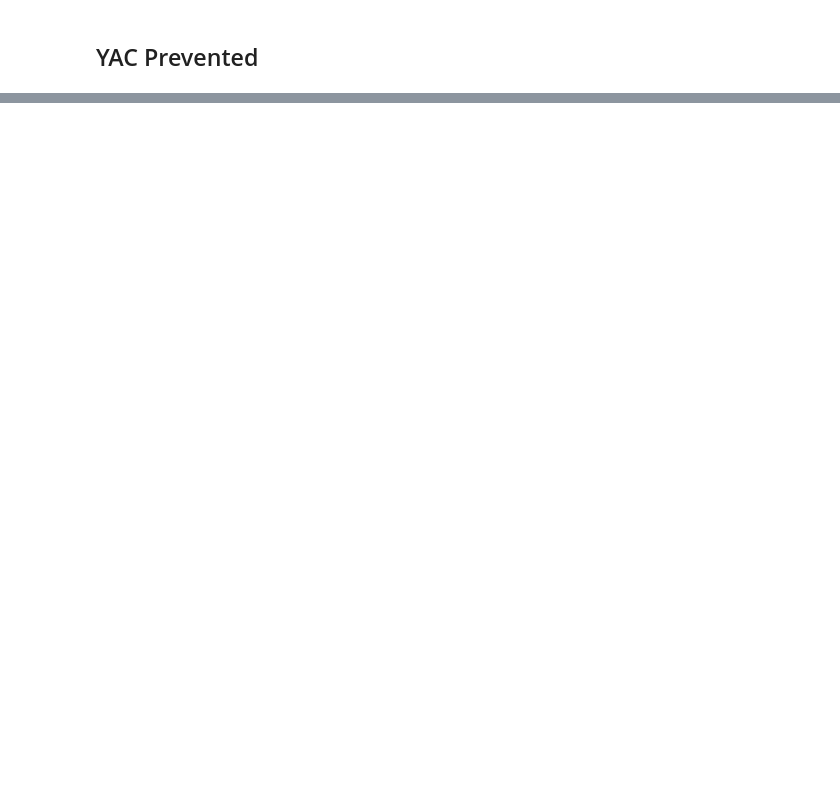
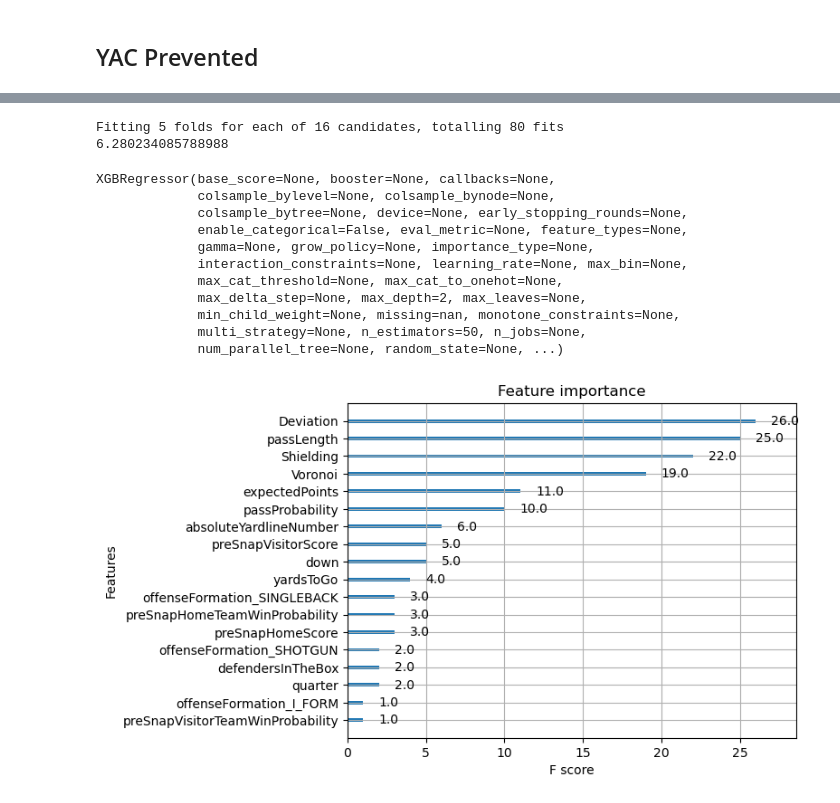
Before and after one commit to SethTheDataScientist/2024-Big-Data-Bowl, a Jupyter notebook: Code/Modeling.ipynb, the cells around one changed output, grey strips where cells are left out. Cells and saved outputs as stored; diff of their text form; code cells hidden in the pictures; blank space fills up the shorter version.

```diff
--- a/Code/Modeling.ipynb
+++ b/Code/Modeling.ipynb
@@ -817,0 +901,8 @@ PlayValues.to_csv("C:/Users/sethl/OneDrive/Important Stuff/R/R files/NFL/DataBow
+# %%
+Combo_Components = pd.read_csv("C:/Users/sethl/OneDrive/Important Stuff/R/R files/NFL/DataBowl/2024-Big-Data-Bowl/Created_DF/AllGamesComboComponents.csv")
+# %%
+Combo_Components_Play = pd.DataFrame()
+Combo_Components_Play["Deviation"] = Combo_Components.groupby(["gameId", "playId"])["Deviation"].mean()
+Combo_Components_Play["Shielding"] = Combo_Components.groupby(["gameId", "playId"])["Covering"].mean()
+Combo_Components_Play["Voronoi"] = Combo_Components.groupby(["gameId", "playId"])["adjusted_change"].mean()
+Combo_Components_Play = Combo_Components_Play.reset_index()
@@ -817,0 +935,16 @@ PlayValues.to_csv("C:/Users/sethl/OneDrive/Important Stuff/R/R files/NFL/DataBow
+# %%
+game_ids = list(YacModelDF['UniqueIndex'].unique())
+
+random.seed(42)
+
+train_index = random.sample(game_ids, int(12366 * 0.8))
+
+
+train_x = YacModelDF[YacModelDF["UniqueIndex"].apply(lambda x: x in train_index)].iloc[:, 1:23]
+
+train_y = YacModelDF[YacModelDF["UniqueIndex"].apply(lambda x: x in train_index)]["YardsAfterCatch"]
+
+
+test_x = YacModelDF[YacModelDF["UniqueIndex"].apply(lambda x: x not in train_index)].iloc[:, 1:23]
+
+test_y = YacModelDF[YacModelDF["UniqueIndex"].apply(lambda x: x not in train_index)]["YardsAfterCatch"]
@@ -817,0 +953,37 @@ PlayValues.to_csv("C:/Users/sethl/OneDrive/Important Stuff/R/R files/NFL/DataBow
+# %%
+import xgboost as xgb
+
+xgbooster = xgb.XGBRegressor()
+
+clf = GridSearchCV(xgbooster, {'max_depth': [1, 2, 4, 6],
+                            'n_estimators': [10, 25, 50, 100]}, verbose=1)
+clf.fit(train_x, train_y)
+
+
+xgbpredictions = clf.predict(test_x)
+
+rmse = np.sqrt(metrics.mean_squared_error(test_y, xgbpredictions))
+print(rmse)
+# %% [output]
+Fitting 5 folds for each of 16 candidates, totalling 80 fits
+6.280234085788988
+# %%
+from xgboost import plot_importance
+
+print(clf.best_estimator_)
+
+plot_importance(clf.best_estimator_)
+plt.show()
+# %% [output]
+XGBRegressor(base_score=None, booster=None, callbacks=None,
+             colsample_bylevel=None, colsample_bynode=None,
+             colsample_bytree=None, device=None, early_stopping_rounds=None,
+             enable_categorical=False, eval_metric=None, feature_types=None,
+             gamma=None, grow_policy=None, importance_type=None,
+             interaction_constraints=None, learning_rate=None, max_bin=None,
+             max_cat_threshold=None, max_cat_to_onehot=None,
+             max_delta_step=None, max_depth=2, max_leaves=None,
+             min_child_weight=None, missing=nan, monotone_constraints=None,
+             multi_strategy=None, n_estimators=50, n_jobs=None,
+             num_parallel_tree=None, random_state=None, ...)
+[figure, added]
```
Also changed, not shown: parts of 16 cells of this notebook, 3 other files.
